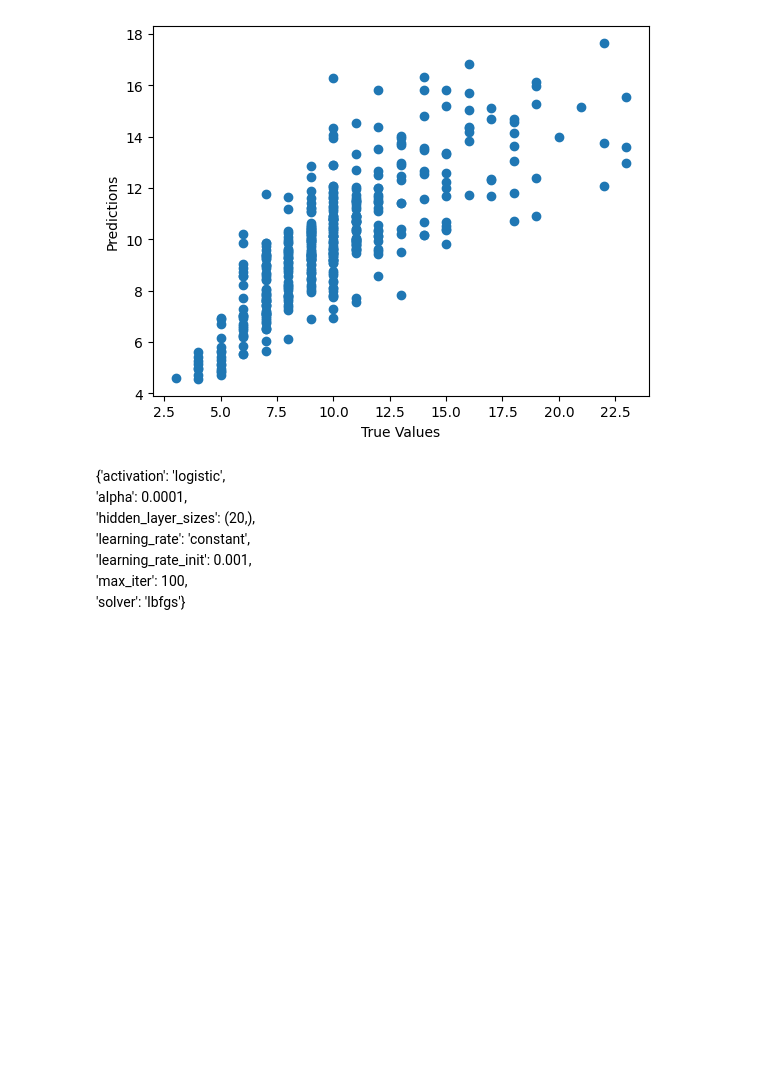
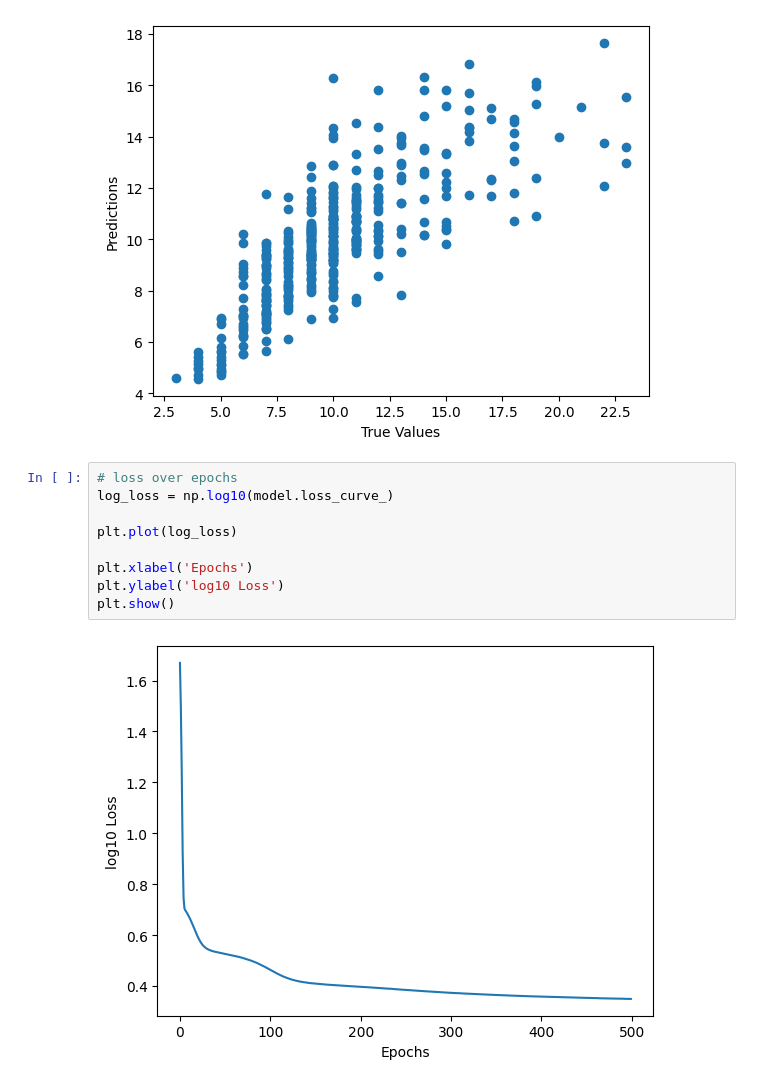
Before and after one commit to vhrollo/3-semester, a Jupyter notebook: INF264/homework/homework5.ipynb, the cells around one changed output. Saved outputs shown, nothing was run; the diff lists cells and outputs as text; blank space fills up the shorter version.

```diff
--- a/INF264/homework/homework5.ipynb
+++ b/INF264/homework/homework5.ipynb
@@ -222,11 +226,14 @@ plt.ylabel('Predictions')
 # %% [output]
 Text(0, 0.5, 'Predictions')
 [figure]
-# %% [markdown]
-{'activation': 'logistic',\
- 'alpha': 0.0001,\
- 'hidden_layer_sizes': (20,),\
- 'learning_rate': 'constant',\
- 'learning_rate_init': 0.001,\
- 'max_iter': 100,\
- 'solver': 'lbfgs'}
+# %%
+# loss over epochs
+log_loss = np.log10(model.loss_curve_)
+
+plt.plot(log_loss)
+
+plt.xlabel('Epochs')
+plt.ylabel('log10 Loss')
+plt.show()
+# %% [output]
+[figure, added]
```
Also changed, not shown: parts of 3 cells of this notebook.
